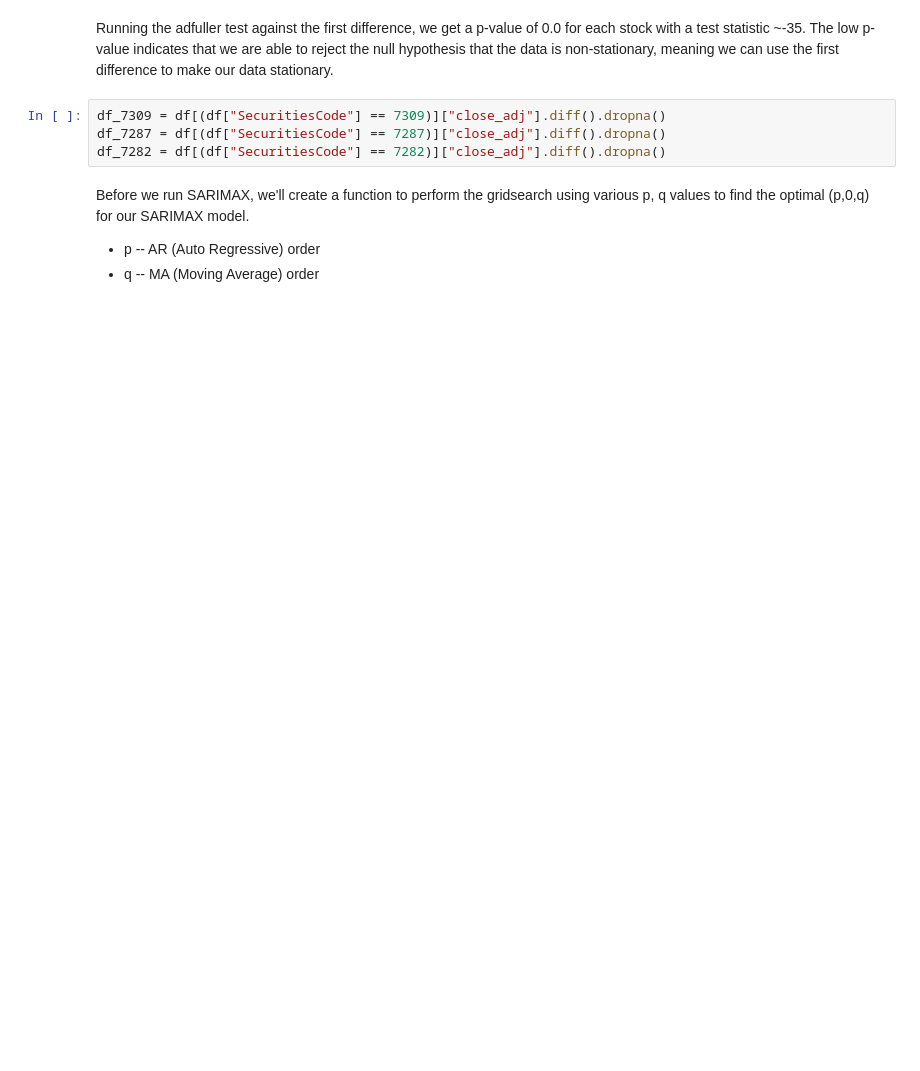
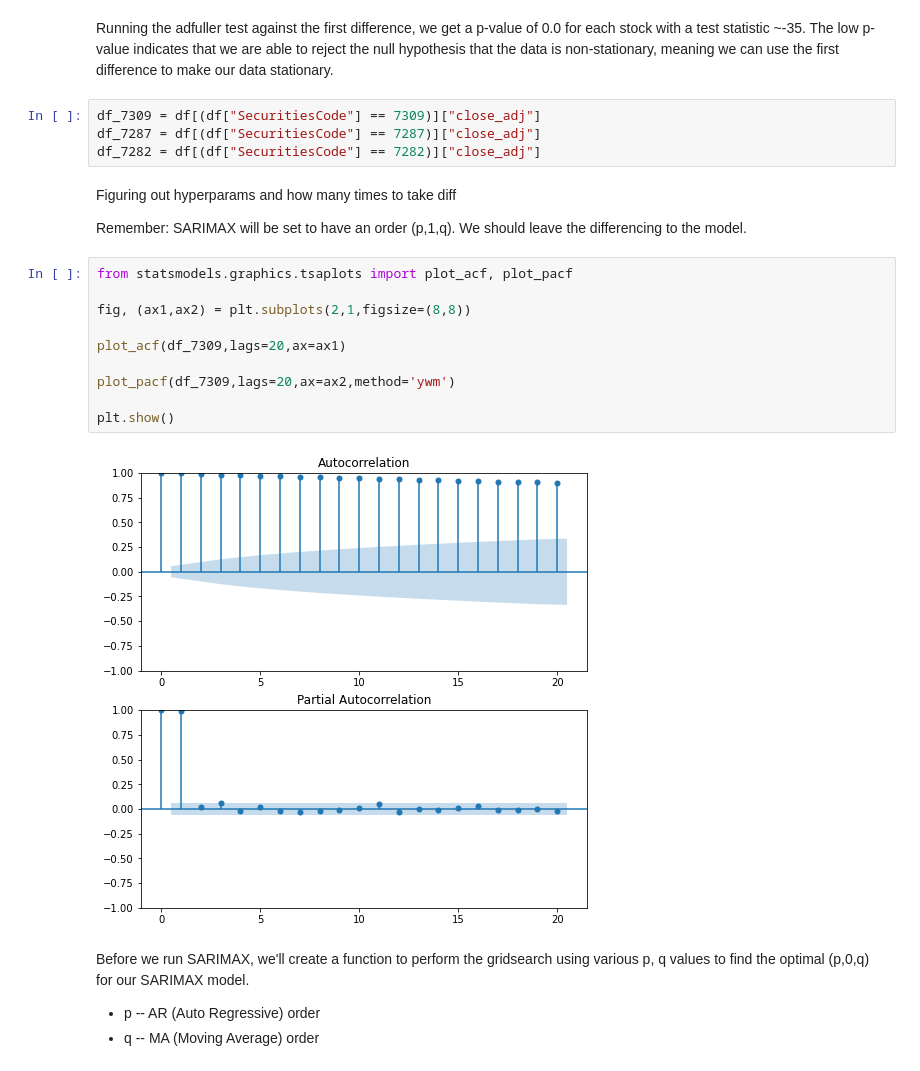
Before and after one commit to leeked/JPX-IntroDS, a Jupyter notebook: anime_country_stonks.ipynb, the cells around one changed output. Drawn from its saved outputs; the diff is of its cells as text; blank space fills up the shorter version.

```diff
--- a/anime_country_stonks.ipynb
+++ b/anime_country_stonks.ipynb
@@ -261,9 +262,25 @@ Running the adfuller test against the first difference, we get a p-value of 0.0
 The low p-value indicates that we are able to reject the null hypothesis that the data is non-stationary, meaning we can use
 the first difference to make our data stationary.
 # %%
-df_7309 = df[(df["SecuritiesCode"] == 7309)]["close_adj"].diff().dropna()
-df_7287 = df[(df["SecuritiesCode"] == 7287)]["close_adj"].diff().dropna()
-df_7282 = df[(df["SecuritiesCode"] == 7282)]["close_adj"].diff().dropna()
+df_7309 = df[(df["SecuritiesCode"] == 7309)]["close_adj"]
+df_7287 = df[(df["SecuritiesCode"] == 7287)]["close_adj"]
+df_7282 = df[(df["SecuritiesCode"] == 7282)]["close_adj"]
+# %% [markdown]
+Figuring out hyperparams and how many times to take diff
+
+Remember: SARIMAX will be set to have an order (p,1,q). We should leave the differencing to the model.
+# %%
+from statsmodels.graphics.tsaplots import plot_acf, plot_pacf
+
+fig, (ax1,ax2) = plt.subplots(2,1,figsize=(8,8))
+
+plot_acf(df_7309,lags=20,ax=ax1)
+
+plot_pacf(df_7309,lags=20,ax=ax2,method='ywm')
+
+plt.show()
+# %% [output]
+[figure, added]
 # %% [markdown]
 Before we run SARIMAX, we'll create a function to perform the gridsearch using various p, q values to find the optimal (p,0,q) for our SARIMAX model.
 
```
Also changed, not shown: parts of 16 cells of this notebook.
